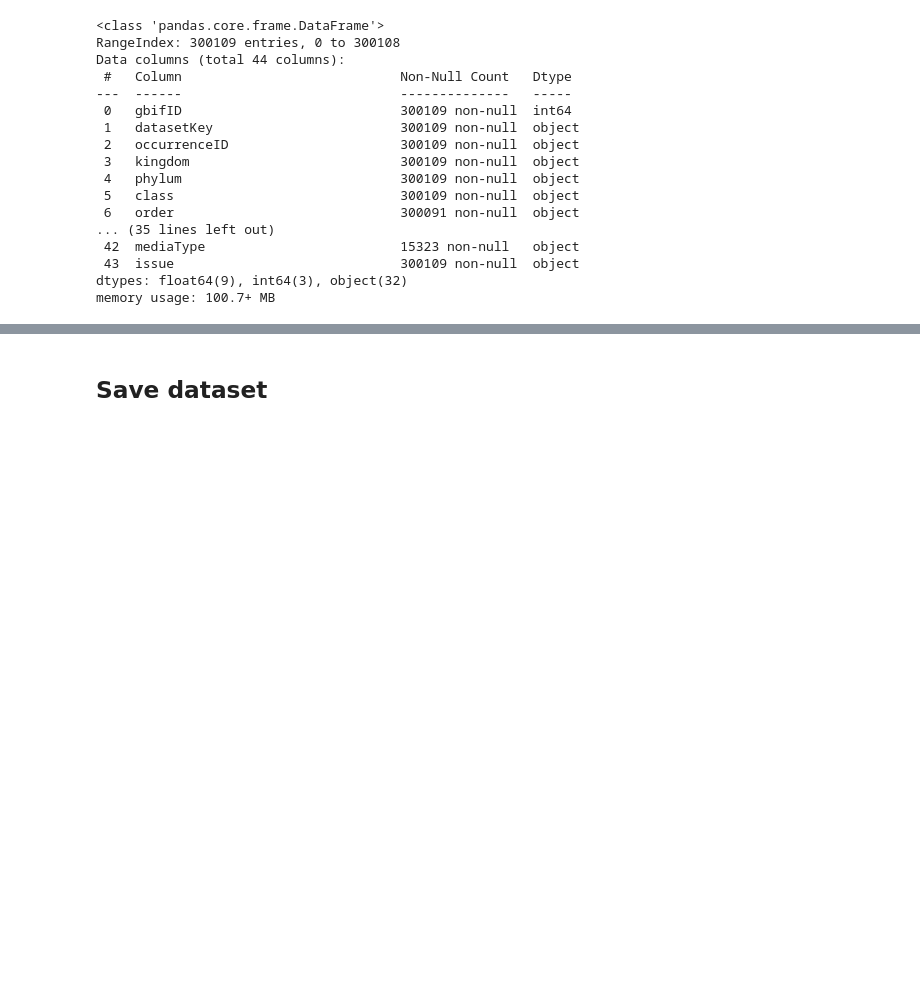
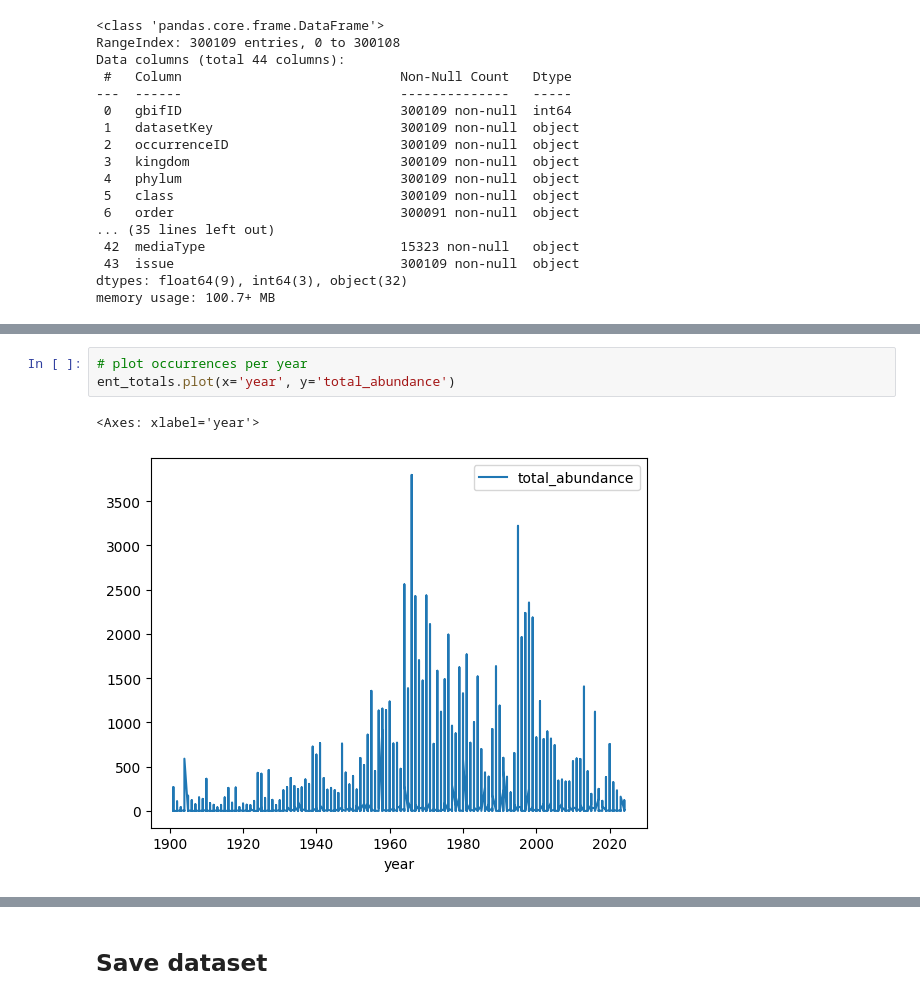
Before and after one commit to envirodatascience/final-project-insect-team, a Jupyter notebook: 03_ypm_insect_downloading_cleaning.ipynb, the cells around one changed output, grey strips where cells are left out. Drawn from its saved outputs; the diff is of its cells as text; blank space fills up the shorter version.

```diff
--- a/03_ypm_insect_downloading_cleaning.ipynb
+++ b/03_ypm_insect_downloading_cleaning.ipynb
@@ -654,0 +677,6 @@ ent_totals.tail()
+# %%
+# plot occurrences per year
+ent_totals.plot(x='year', y='total_abundance')
+# %% [output]
+<Axes: xlabel='year'>
+[figure, added]
```
Also changed, not shown: parts of 10 cells of this notebook.
